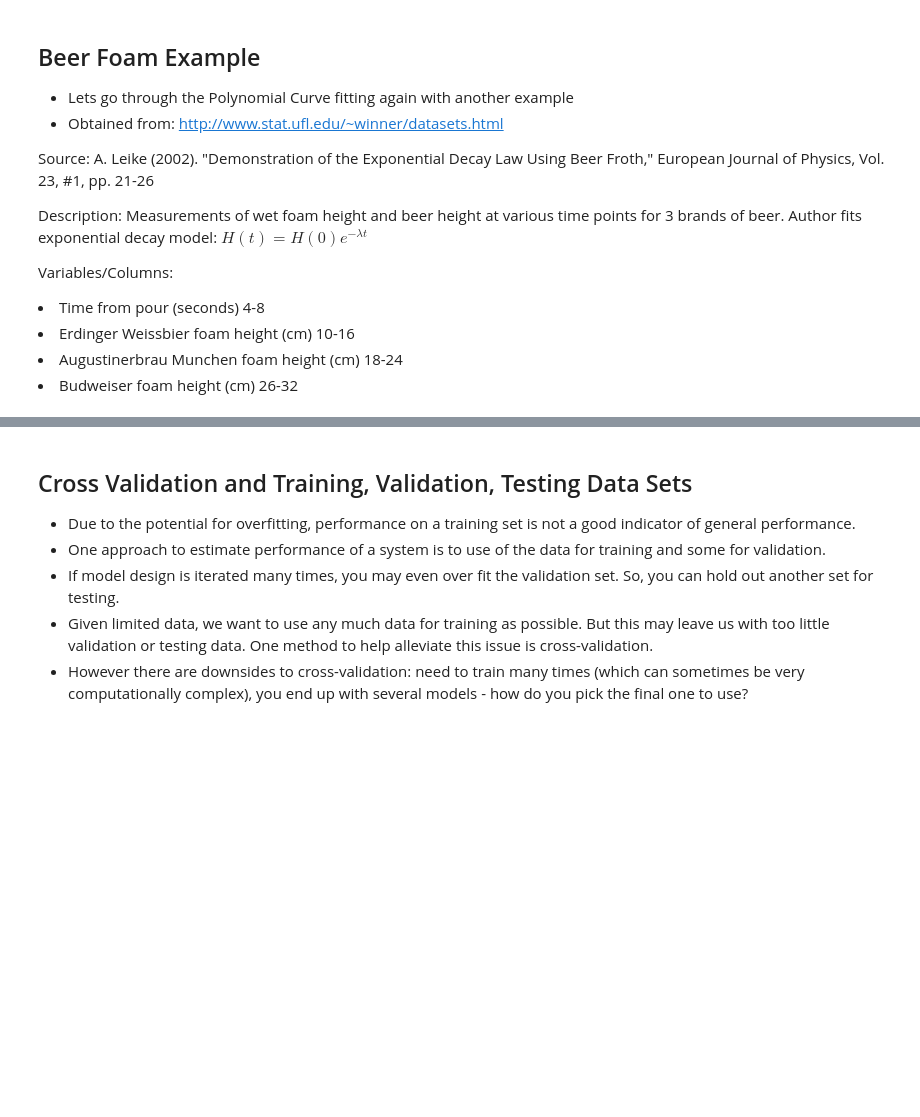
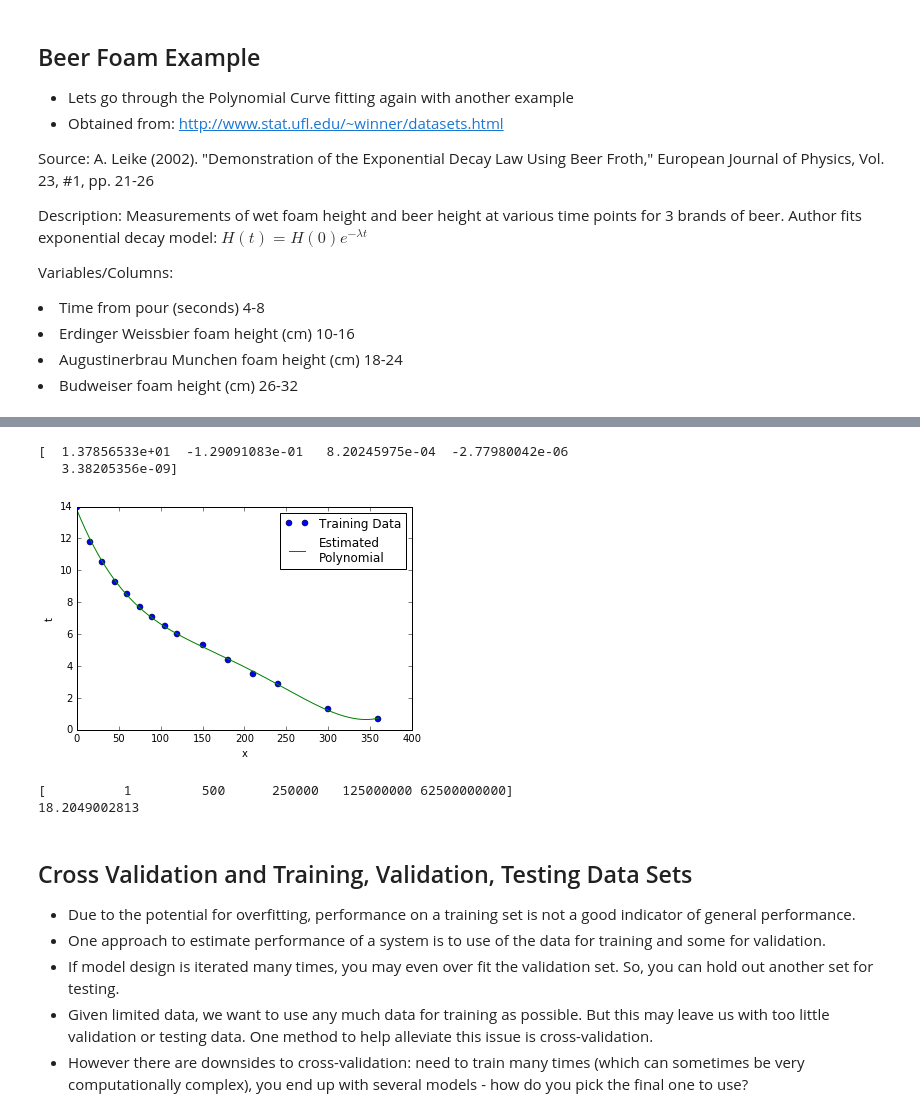
Before and after one commit to sawahashi3/LectureNotes, a Jupyter notebook: Lecture01_PolyReg/Lecture 01 - Review of some Linear Algebra and Introduction to Overfitting and Underfitting.ipynb, the cells around one changed output, grey strips where cells are left out. Drawn from its saved outputs; the diff is of its cells as text; code cells hidden in the pictures; blank space fills up the shorter version.

```diff
--- a/Lecture01_PolyReg/Lecture 01 - Review of some Linear Algebra and Introduction to Overfitting and Underfitting.ipynb
+++ b/Lecture01_PolyReg/Lecture 01 - Review of some Linear Algebra and Introduction to Overfitting and Underfitting.ipynb
@@ -325,23 +387,30 @@ beerData
 # %%
 #Then we can fit the data using the polynomial curve fitting method we derived
 x = beerData[:,0]
 t = beerData[:,2]
 w = fitdata(x,t,M=4)
 print(w)
 
 #Now let us use the weights in test
 xrange = np.arange(beerData[0,0],beerData[beerData.shape[0]-1,0],0.001)  #get equally spaced points in the xrange
 X = np.array([xrange**m for m in range(w.size)]).T
 esty = X@w #compute the predicted value
 
-plotData(x,t,xrange,esty,legend=['Estimated\nPolynomial','Training Data'])
+plotData(x,t,xrange,esty,legend=['Training Data','Estimated\nPolynomial'])
+# %% [output]
+[  1.37856533e+01  -1.29091083e-01   8.20245975e-04  -2.77980042e-06
+   3.38205356e-09]
+[figure, added]
 # %%
 #What will the foam height be at t = ____?
-t = 250
+t = 500
 x_test = np.array([t**m for m in range(w.size)]).T
 print(x_test)
 predicted_height = x_test@w
 print(predicted_height)
+# %% [output]
+[          1         500      250000   125000000 62500000000]
+18.2049002813
 # %% [markdown]
 ## Cross Validation and Training, Validation, Testing Data Sets
 
```
Also changed, not shown: parts of 12 cells of this notebook.
